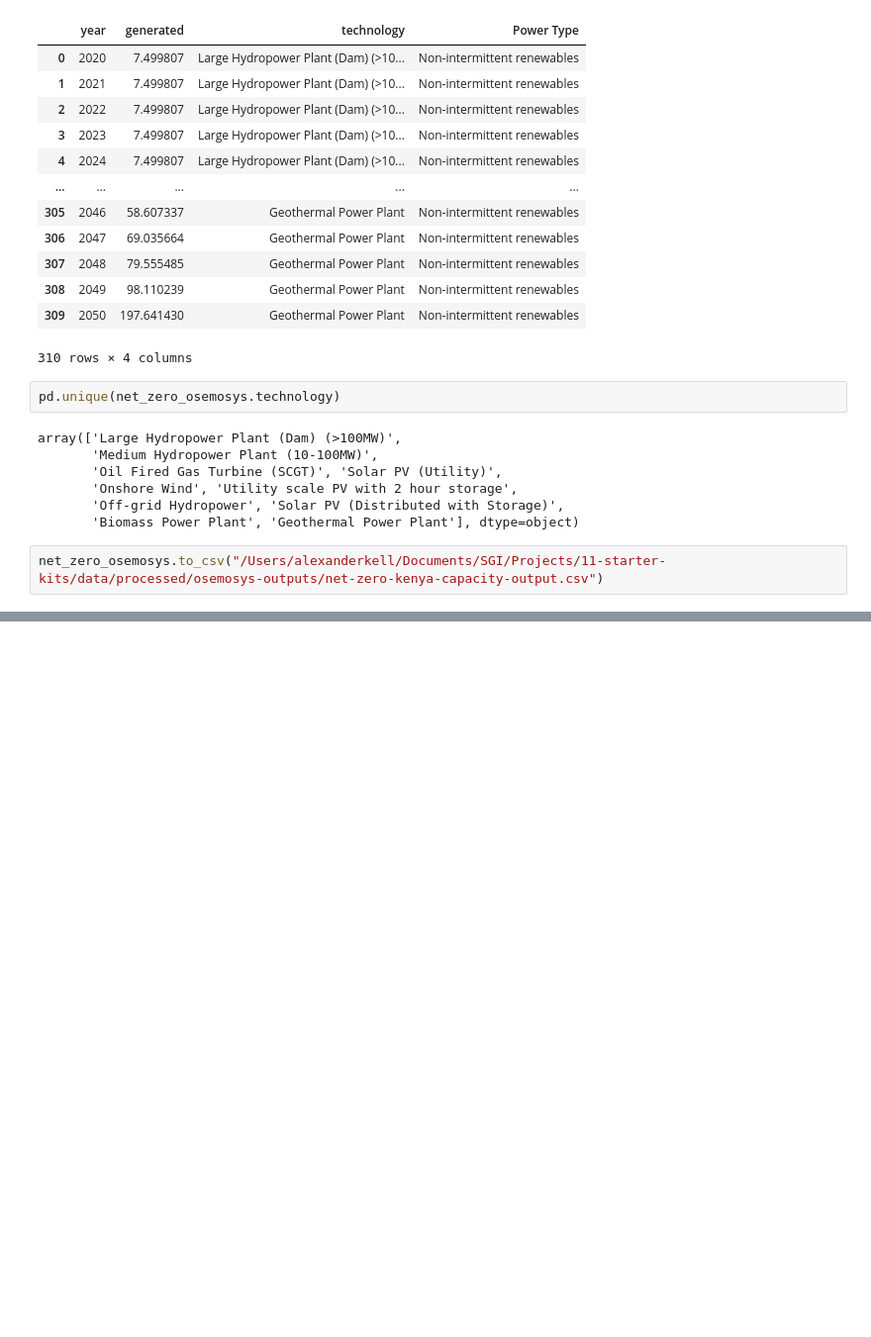
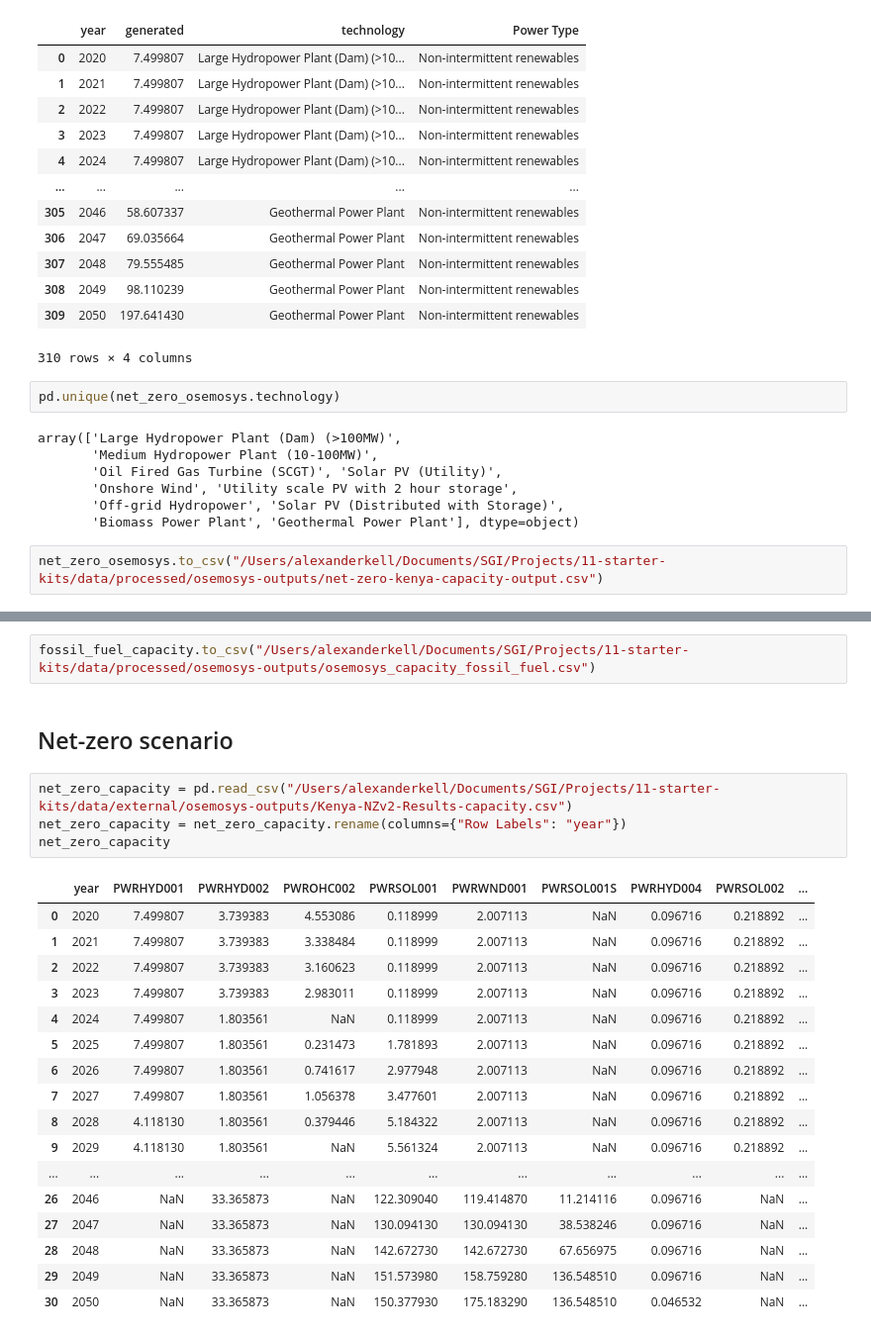
Before and after one commit to ClimateCompatibleGrowth/MUSE-starter-kits-converter, a Jupyter notebook: notebooks/results/2.0-ajmk-OSeMOSYS-tables.ipynb, the cells around one changed output, grey strips where cells are left out. Shown at 99% size. Drawn from its saved outputs; the diff is of its cells as text; blank space fills up the shorter version.

```diff
--- a/notebooks/results/2.0-ajmk-OSeMOSYS-tables.ipynb
+++ b/notebooks/results/2.0-ajmk-OSeMOSYS-tables.ipynb
@@ -323,0 +375,26 @@ net_zero_osemosys.to_csv("/Users/alexanderkell/Documents/SGI/Projects/11-starter
+# %%
+fossil_fuel_capacity.to_csv("/Users/alexanderkell/Documents/SGI/Projects/11-starter-kits/data/processed/osemosys-outputs/osemosys_capacity_fossil_fuel.csv")
+# %% [markdown]
+## Net-zero scenario
+# %%
+net_zero_capacity = pd.read_csv("/Users/alexanderkell/Documents/SGI/Projects/11-starter-kits/data/external/osemosys-outputs/Kenya-NZv2-Results-capacity.csv")
+net_zero_capacity = net_zero_capacity.rename(columns={"Row Labels": "year"})
+net_zero_capacity
+# %% [output]
+|  | year | PWRHYD001 | PWRHYD002 | PWROHC002 | PWRSOL001 | PWRWND001 | PWRSOL001S | PWRHYD004 | PWRSOL002 | ... |
+| 0 | 2020 | 7.499807 | 3.739383 | 4.553086 | 0.118999 | 2.007113 | NaN | 0.096716 | 0.218892 | ... |
+| 1 | 2021 | 7.499807 | 3.739383 | 3.338484 | 0.118999 | 2.007113 | NaN | 0.096716 | 0.218892 | ... |
+| 2 | 2022 | 7.499807 | 3.739383 | 3.160623 | 0.118999 | 2.007113 | NaN | 0.096716 | 0.218892 | ... |
+| 3 | 2023 | 7.499807 | 3.739383 | 2.983011 | 0.118999 | 2.007113 | NaN | 0.096716 | 0.218892 | ... |
+| 4 | 2024 | 7.499807 | 1.803561 | NaN | 0.118999 | 2.007113 | NaN | 0.096716 | 0.218892 | ... |
+| 5 | 2025 | 7.499807 | 1.803561 | 0.231473 | 1.781893 | 2.007113 | NaN | 0.096716 | 0.218892 | ... |
+| 6 | 2026 | 7.499807 | 1.803561 | 0.741617 | 2.977948 | 2.007113 | NaN | 0.096716 | 0.218892 | ... |
+| 7 | 2027 | 7.499807 | 1.803561 | 1.056378 | 3.477601 | 2.007113 | NaN | 0.096716 | 0.218892 | ... |
+| 8 | 2028 | 4.118130 | 1.803561 | 0.379446 | 5.184322 | 2.007113 | NaN | 0.096716 | 0.218892 | ... |
+| 9 | 2029 | 4.118130 | 1.803561 | NaN | 5.561324 | 2.007113 | NaN | 0.096716 | 0.218892 | ... |
+| ... | ... | ... | ... | ... | ... | ... | ... | ... | ... | ... |
+| 26 | 2046 | NaN | 33.365873 | NaN | 122.309040 | 119.414870 | 11.214116 | 0.096716 | NaN | ... |
+| 27 | 2047 | NaN | 33.365873 | NaN | 130.094130 | 130.094130 | 38.538246 | 0.096716 | NaN | ... |
+| 28 | 2048 | NaN | 33.365873 | NaN | 142.672730 | 142.672730 | 67.656975 | 0.096716 | NaN | ... |
+| 29 | 2049 | NaN | 33.365873 | NaN | 151.573980 | 158.759280 | 136.548510 | 0.096716 | NaN | ... |
+| 30 | 2050 | NaN | 33.365873 | NaN | 150.377930 | 175.183290 | 136.548510 | 0.046532 | NaN | ... |
```
Also changed, not shown: parts of 8 cells of this notebook, 27 other files.
